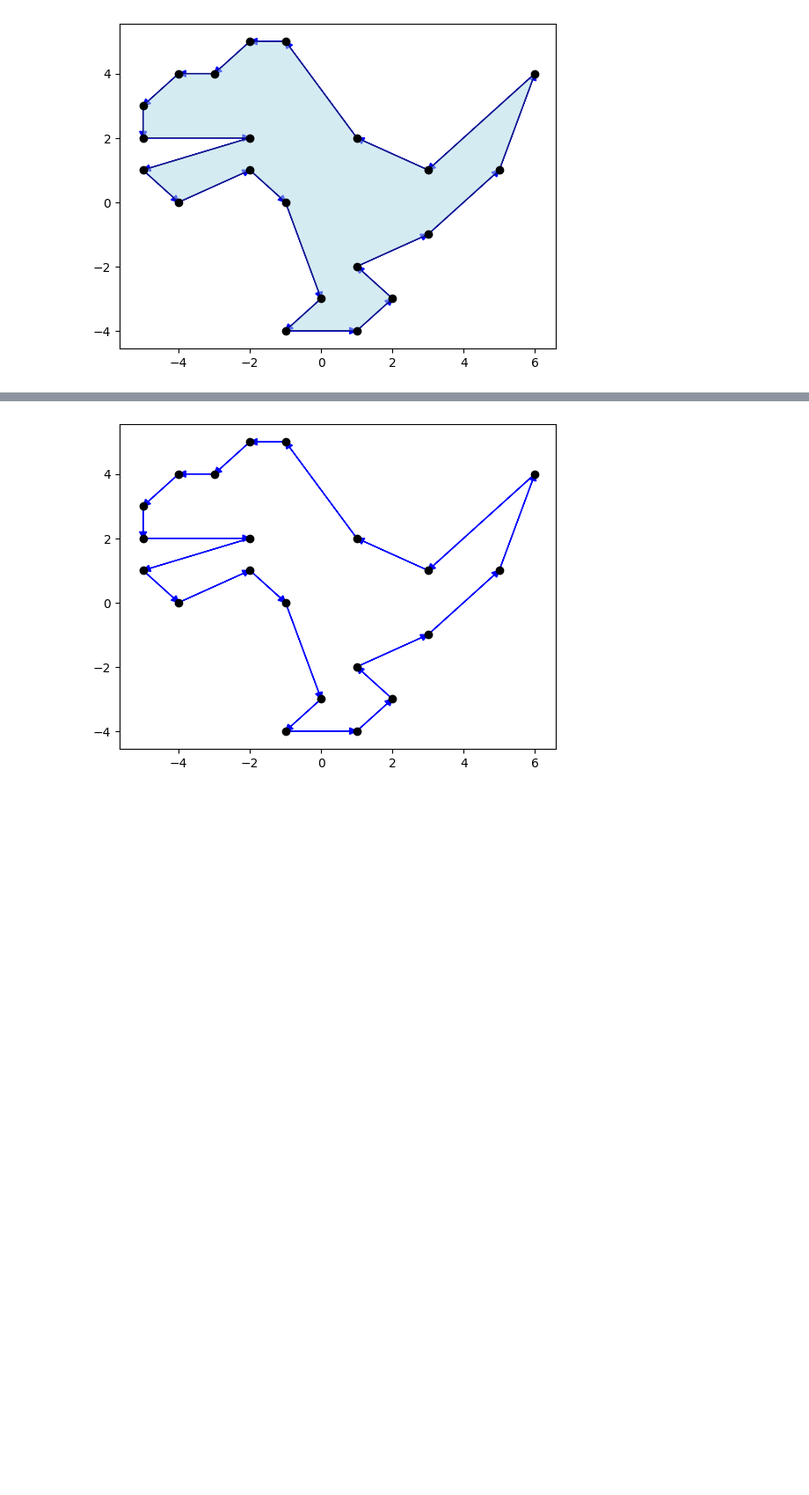
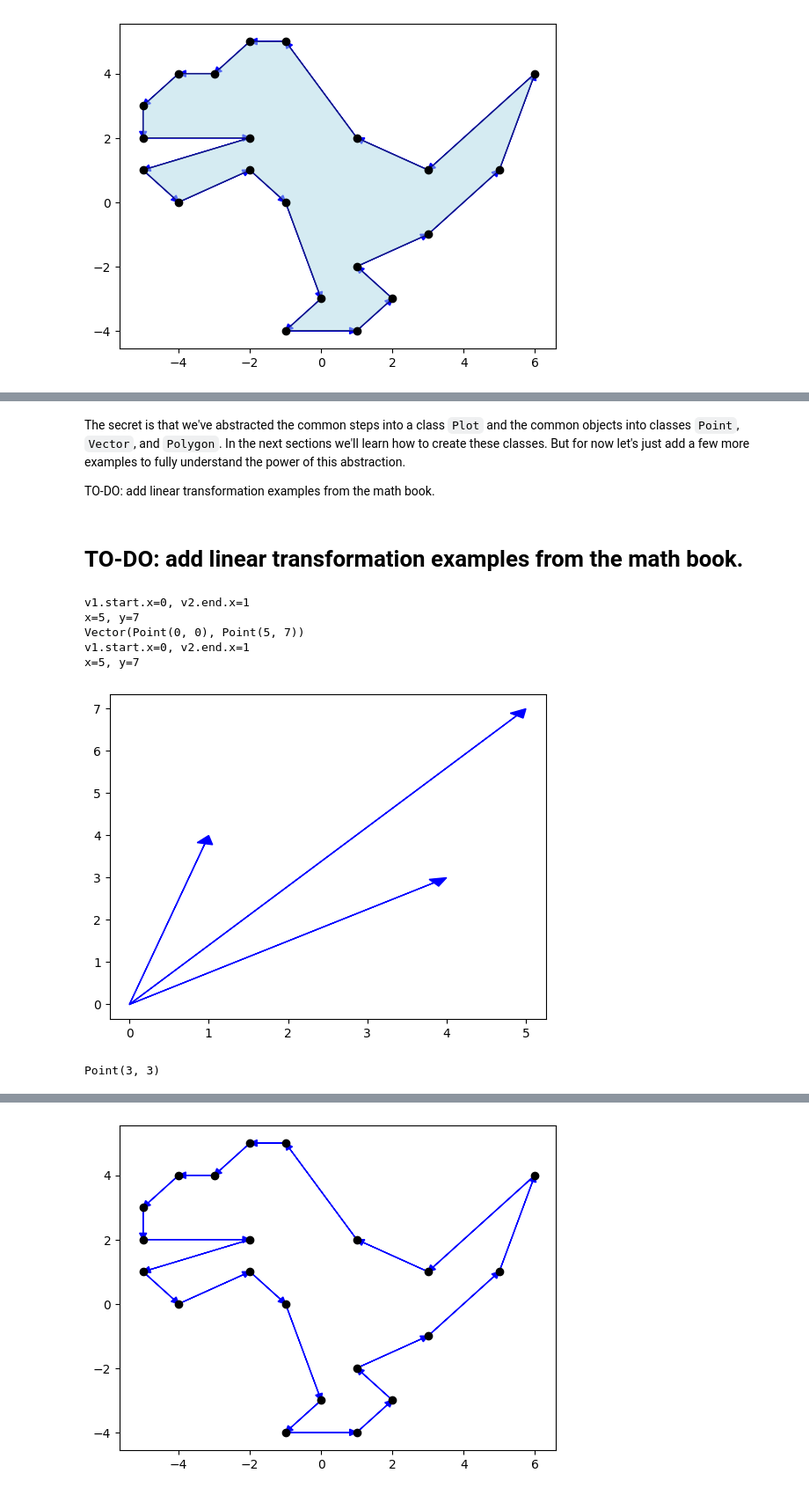
Before and after one commit to Kislovskiy/ChartCraftHub, a Jupyter notebook: src/chartcrafthub/chapter_2_0.ipynb, the cells around one changed output, grey strips where cells are left out. Shown at 88% size. Saved outputs shown, nothing was run; the diff lists cells and outputs as text; code cells hidden in the pictures; blank space fills up the shorter version.

```diff
--- a/src/chartcrafthub/chapter_2_0.ipynb
+++ b/src/chartcrafthub/chapter_2_0.ipynb
@@ -87,0 +92,45 @@ sure
+# %% [markdown]
+The secret is that we've abstracted the common steps into a class `Plot` and the common objects into classes `Point`, `Vector`, and `Polygon`.
+In the next sections we'll learn how to create these classes.
+But for now let's just add a few more examples to fully understand the power of this abstraction.
+
+TO-DO: add linear transformation examples from the math book.
+# %% [markdown]
+# TO-DO: add linear transformation examples from the math book.
+# %%
+def sum_vectors(v1: Vector, v2: Vector) -> Vector:
+    print(f"{v1.start.x=}, {v2.end.x=}")
+    x = v1.end.x + v2.end.x
+    y = v1.end.y + v2.end.y
+    print(f"{x=}, {y=}")
+    return Vector(
+        Point(v1.start.x + v1.start.x, v1.start.y + v1.start.y),
+        Point(v1.end.x + v2.end.x, v1.end.y + v2.end.y),
+    )
+
+
+v1 = Vector(Point(0, 0), Point(4, 3))
+v2 = Vector(Point(0, 0), Point(1, 4))
+
+print(f"{sum_vectors(v1, v2)}")
+
+fig, ax = (
+    Plot()
+    .add([v1, v2], vector_style)
+    .add([sum_vectors(v1, v2)], vector_style)
+    .get_figure()
+)
+# %% [output]
+v1.start.x=0, v2.end.x=1
+x=5, y=7
+Vector(Point(0, 0), Point(5, 7))
+v1.start.x=0, v2.end.x=1
+x=5, y=7
+[figure, added]
+# %%
+point = Point(1, 1)
+vector = Vector(Point(0, 0), Point(2, 2))
+new_point = point.add_vector(vector)
+print(new_point)  # Output: Point(3, 3)
+# %% [output]
+Point(3, 3)
```
Also changed, not shown: parts of 19 cells of this notebook, 2 other files.
